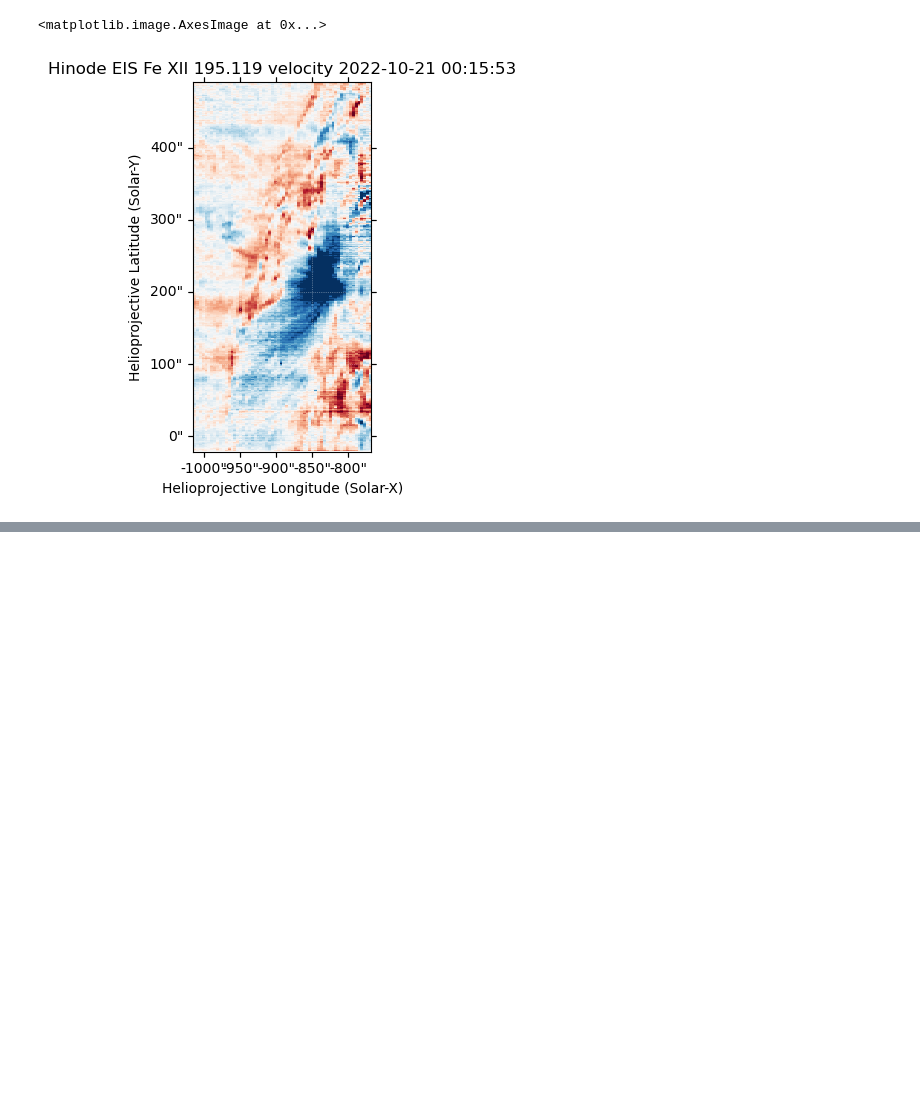
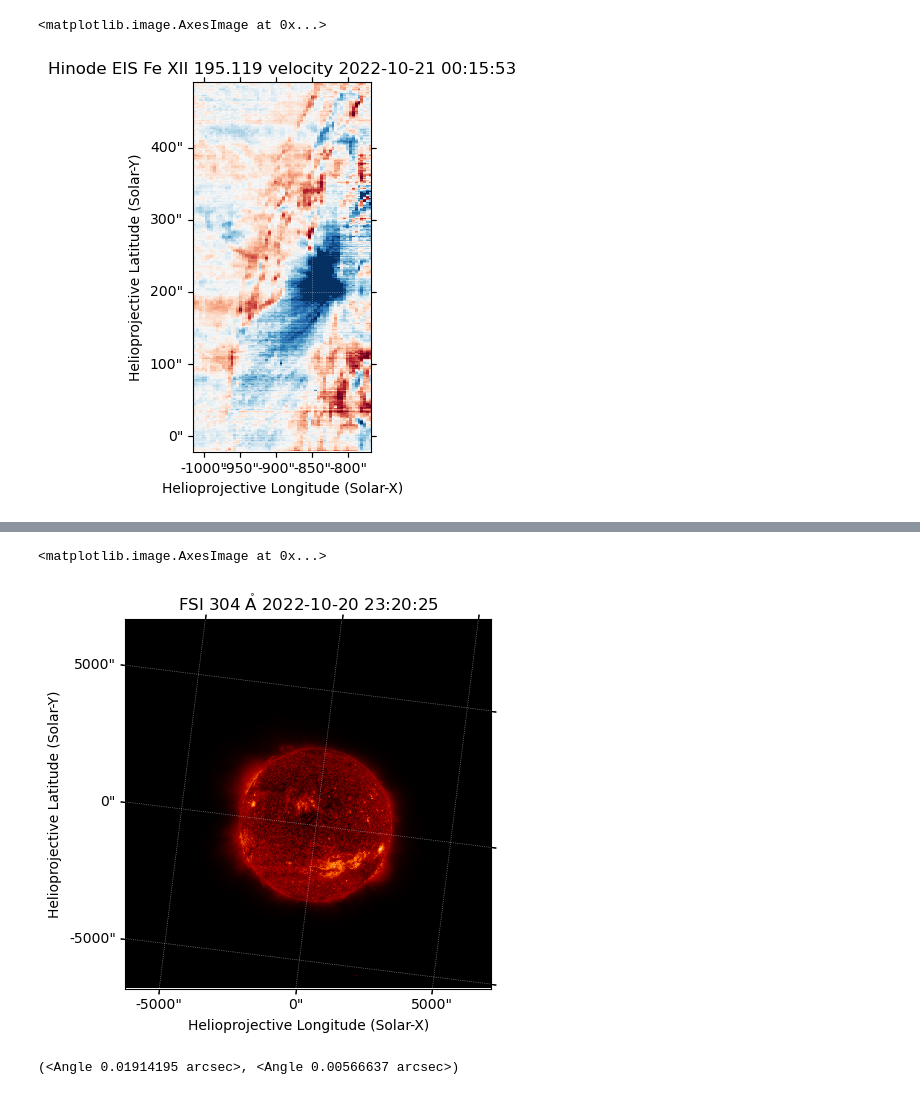
Before and after one commit to yjzhu-solar/EIS_DKIST_SolO, a Jupyter notebook: ipynb/aia/aia_coalign_1020_final_rsuncorr.ipynb, the cells around one changed output, grey strips where cells are left out. Drawn from its saved outputs; the diff is of its cells as text; code cells hidden in the pictures; blank space fills up the shorter version.

```diff
--- a/ipynb/aia/aia_coalign_1020_final_rsuncorr.ipynb
+++ b/ipynb/aia/aia_coalign_1020_final_rsuncorr.ipynb
@@ -93,3 +116,21 @@ eis_195_velmap_shift.plot()
 # %%
 eis_195_intmap_shift.save("../../src/coalign_map/20221020/eis_195_intmap_shift.fits",overwrite=True)
 eis_195_velmap_shift.save("../../src/coalign_map/20221020/eis_195_velmap_shift.fits",overwrite=True)
+# %%
+fsi_174_map = sunpy.map.Map("../../src/EUI/FSI/euv174/20221020/solo_L2_eui-fsi174-image_20221020T232050217_V01.fits")
+fsi_174_map.meta["rsun_ref"] = aia_193_map.meta["rsun_ref"]
+fsi_304_map = sunpy.map.Map("../../src/EUI/FSI/euv304/20221020/solo_L2_eui-fsi304-image_20221020T232020216_V01.fits")
+fsi_304_map.meta["rsun_ref"] = aia_193_map.meta["rsun_ref"]
+# %%
+fsi_304_map.plot()
+# %% [output]
+<matplotlib.image.AxesImage at 0x...>
+[figure, added]
+# %%
+Txshift_fsi_aia, Tyshift_fsi_aia = -14.2*u.arcsec, -4.5*u.arcsec
+fsi_304_map_shift = fsi_304_map.shift_reference_coord(Txshift_fsi_aia,Tyshift_fsi_aia)
+with propagate_with_solar_surface(rotation_model="rigid"):
+    fsi_304_map_aia_crop_fov = fsi_304_map_shift.reproject_to(aia_304_crop.wcs)
+print(coalign_shift(aia_304_crop_big,fsi_304_map_aia_crop_fov))
+# %% [output]
+(<Angle 0.01914195 arcsec>, <Angle 0.00566637 arcsec>)
```
Also changed, not shown: parts of 18 cells of this notebook, 22 other files.
